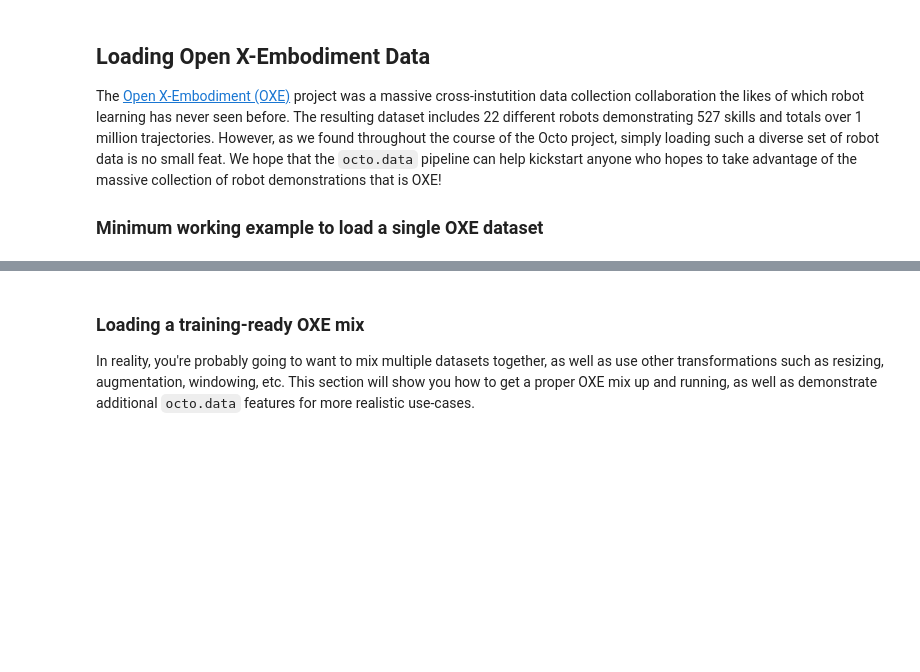
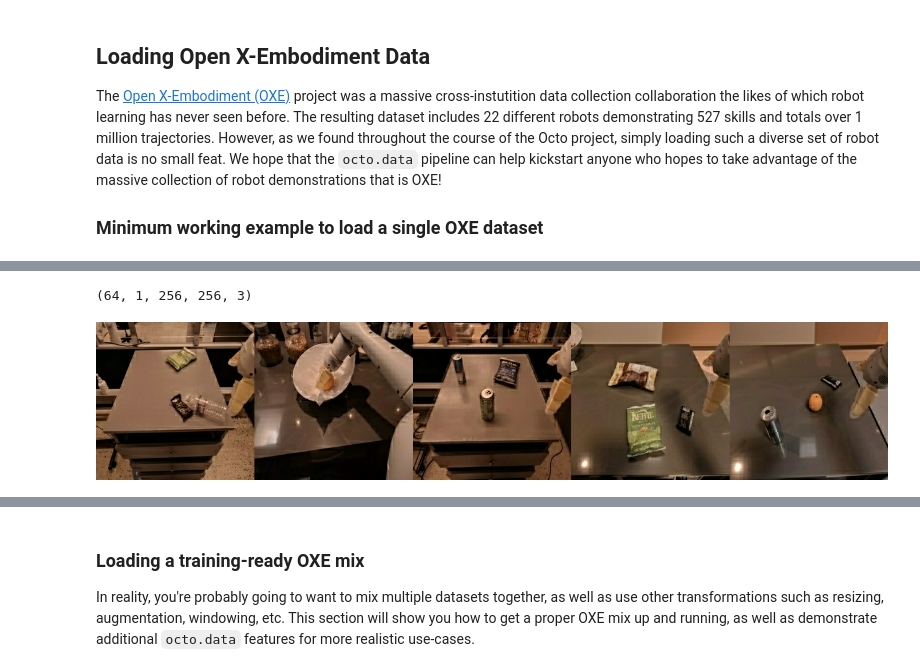
Before and after one commit to yutaizhou/octo, a Jupyter notebook: examples/05_dataloading.ipynb, the cells around one changed output, grey strips where cells are left out. Saved outputs shown, nothing was run; the diff lists cells and outputs as text; code cells hidden in the pictures; blank space fills up the shorter version.

```diff
--- a/examples/05_dataloading.ipynb
+++ b/examples/05_dataloading.ipynb
@@ -42,16 +223,21 @@ Image.fromarray(np.concatenate(images.squeeze()[-5:], axis=1))
 # %%
 # you should set these much higher in practice (as large as your memory can hold!)
 SHUFFLE_BUFFER_SIZE = 1000
 BATCH_SIZE = 64
 
 # turning a dataset of trajectories into a training-ready batched dataset
 train_dataset = (
     dataset.flatten()  # flattens trajectories into individual frames
     .shuffle(SHUFFLE_BUFFER_SIZE)  # shuffles the frames
     .batch(BATCH_SIZE)  # batches the frames
 )
 batch = next(train_dataset.iterator())
 images = batch["observation"]["image_primary"]
 # should be: (batch_size, window_size, height, width, channels)
 print(images.shape)
-Image.fromarray(np.concatenate(images.squeeze()[:5], axis=1))
+Image.fromarray(
+    np.concatenate(images.squeeze()[:5], axis=1)
+)  # first 5 batch elements, each is a window of 1 frame
+# %% [output]
+(64, 1, 256, 256, 3)
+[figure, added]
```
Also changed, not shown: parts of 23 cells of this notebook, 1 other file.
